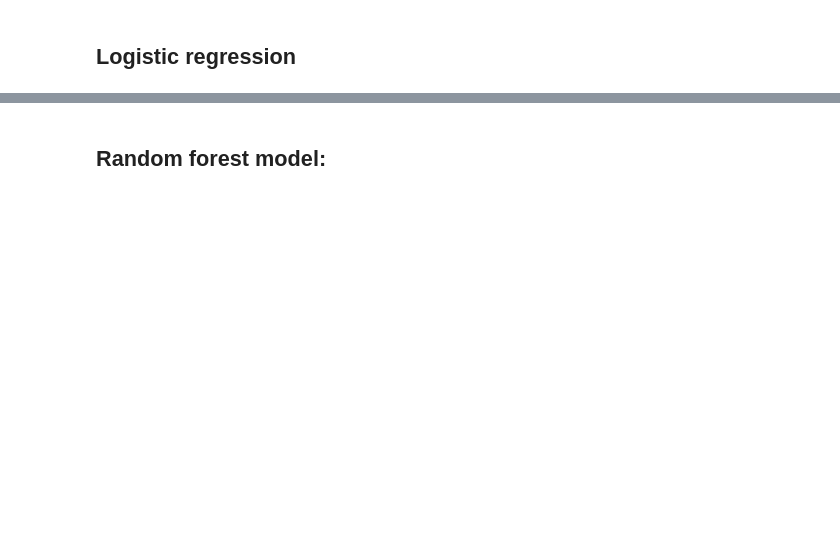
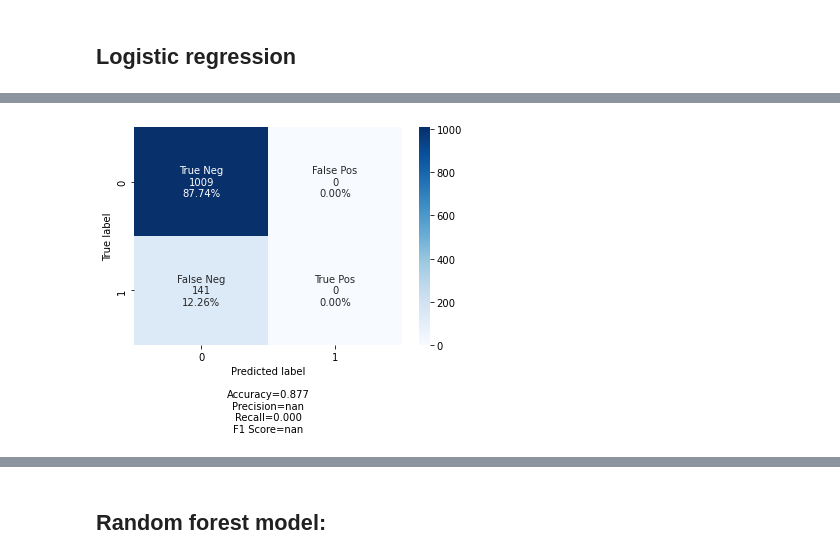
Before and after one commit to omarja12/BigData4Finance, a Jupyter notebook: Big_data_for_finance_Project.ipynb, the cells around one changed output, grey strips where cells are left out. Saved outputs shown, nothing was run; the diff lists cells and outputs as text; code cells hidden in the pictures; blank space fills up the shorter version.

```diff
--- a/Big_data_for_finance_Project.ipynb
+++ b/Big_data_for_finance_Project.ipynb
@@ -472,11 +674,11 @@ lr = LogisticRegression(featuresCol="features", labelCol="Response")
 evaluator=BinaryClassificationEvaluator(labelCol="Response", rawPredictionCol='prediction', metricName='areaUnderROC')
 # %%
 paramGrid=ParamGridBuilder() \
-            .addGrid(lr.maxIter, [5, 10, 50]) \
-            .addGrid(lr.fitIntercept, [False, True])\
-            .addGrid(lr.regParam, [0.1, 0.01]) \
-            .addGrid(lr.elasticNetParam, [0.0, 0.5, 1.0])\
-            .build()
+                .addGrid(lr.regParam, (0.01, 0.1))\
+                .addGrid(lr.maxIter, (5, 10))\
+                .addGrid(lr.tol, (1e-4, 1e-5))\
+                .addGrid(lr.elasticNetParam, (0.25,0.75))\
+                .build()
 # %%
 cv_lr = CrossValidator(estimator=lr,
                         evaluator=evaluator,
@@ -503,0 +689,2 @@ only showing top 5 rows
+# %%
+pipeline_model, predDF, y_test, y_pred_test, y_pred_test_proba = Pipeline_model(stages, cv_lr, train_data, test_data)
@@ -503,0 +700,7 @@ only showing top 5 rows
+# %%
+cm = confusion_matrix(y_test, y_pred_test)
+labels = ['True Neg','False Pos','False Neg','True Pos']
+categories = ['0', '1']
+make_confusion_matrix(cm, group_names=labels, categories=categories, cmap='Blues')
+# %% [output]
+[figure, added]
```
Also changed, not shown: parts of 90 cells of this notebook.
